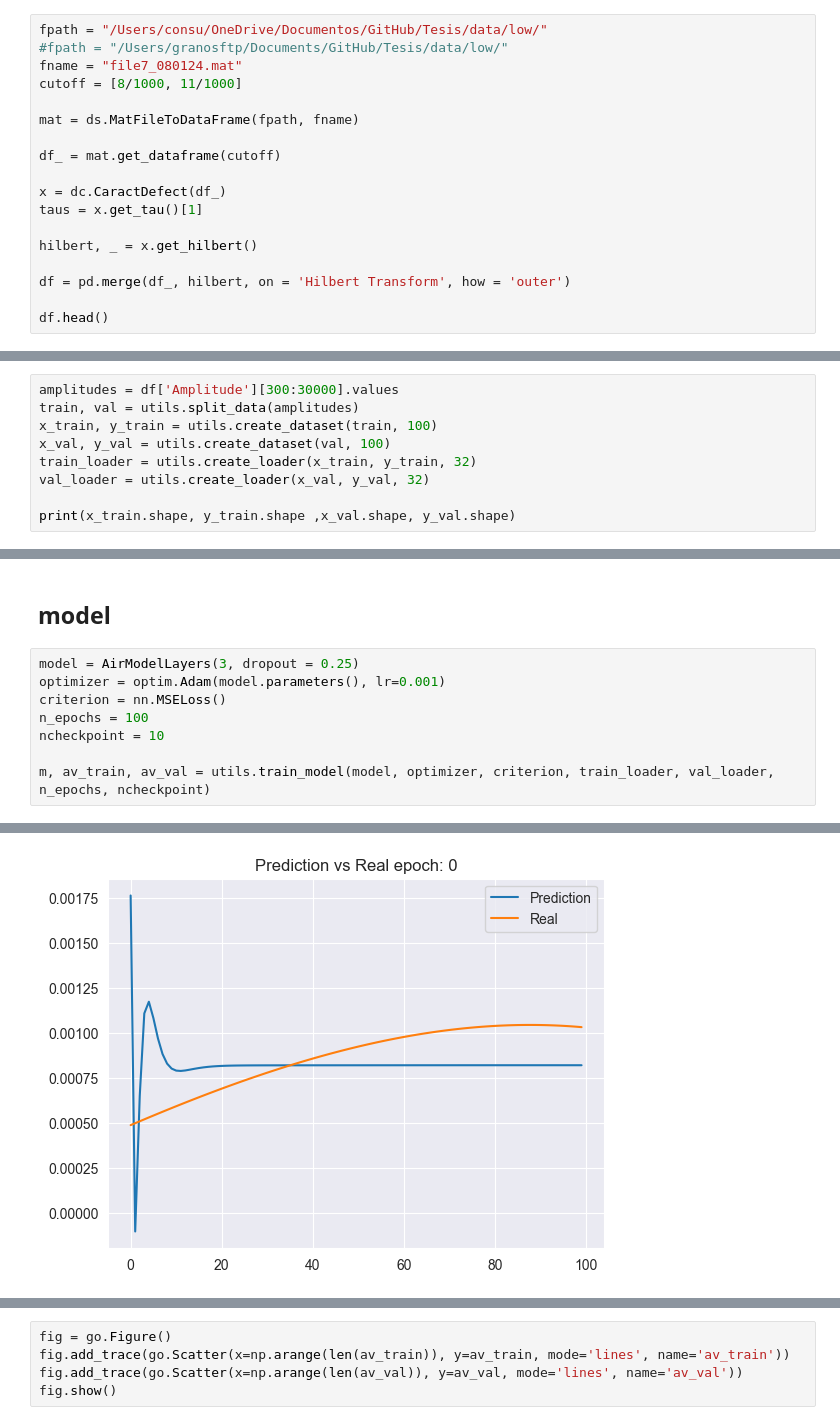
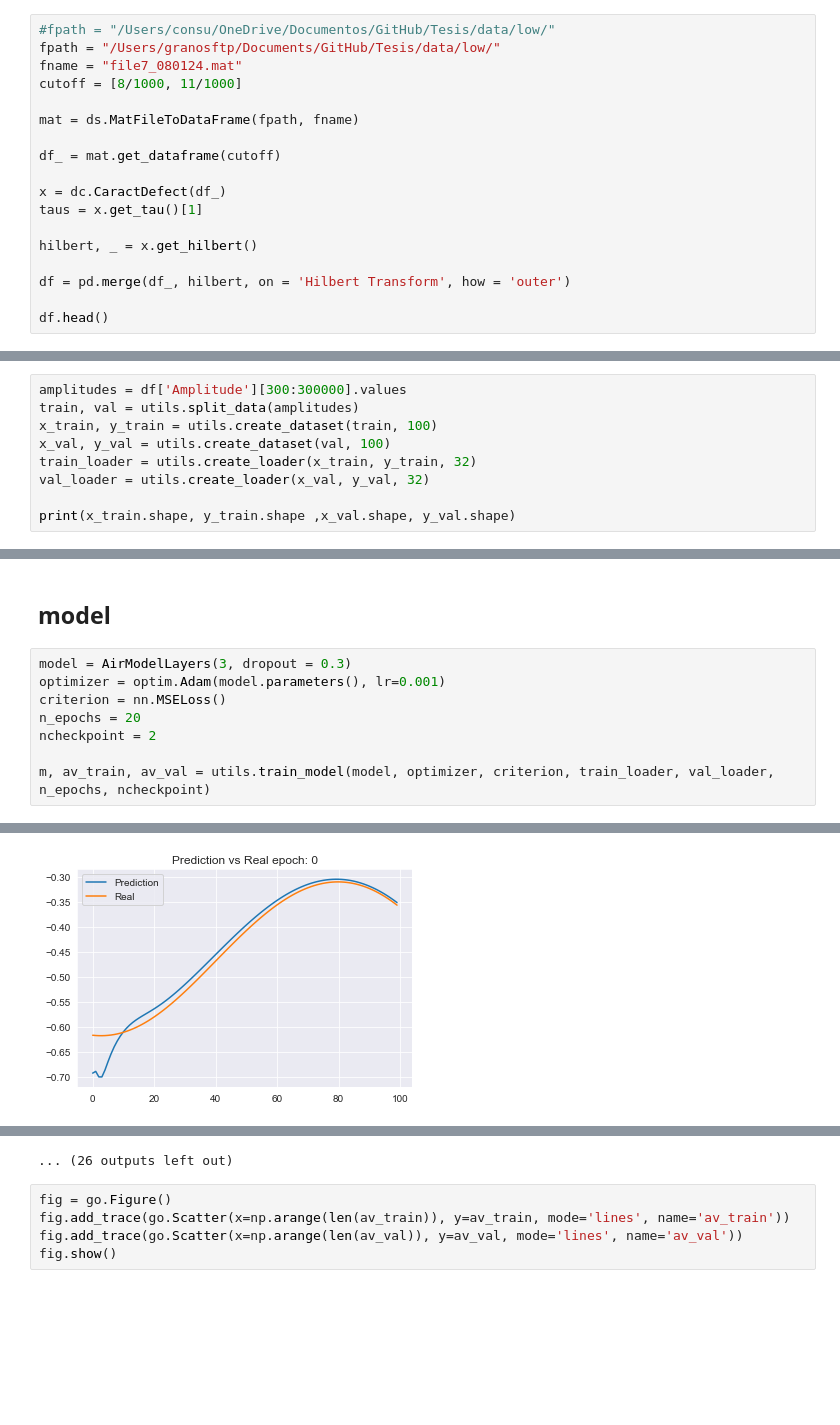
Before and after one commit to consuelorojas/Tesis, a Jupyter notebook: LSTM/AirModel_3layers.ipynb, the cells around one changed output, grey strips where cells are left out. Saved outputs shown, nothing was run; the diff lists cells and outputs as text; blank space fills up the shorter version.

```diff
--- a/LSTM/AirModel_3layers.ipynb
+++ b/LSTM/AirModel_3layers.ipynb
@@ -42,8 +42,8 @@ torch.manual_seed(77)
 # %% [output]
 <torch._C.Generator at 0x...>
 # %%
-fpath = "/Users/consu/OneDrive/Documentos/GitHub/Tesis/data/low/"
-#fpath = "/Users/granosftp/Documents/GitHub/Tesis/data/low/"
+#fpath = "/Users/consu/OneDrive/Documentos/GitHub/Tesis/data/low/"
+fpath = "/Users/granosftp/Documents/GitHub/Tesis/data/low/"
 fname = "file7_080124.mat"
 cutoff = [8/1000, 11/1000]
 
@@ -69,7 +69,7 @@ df.head()
 # %% [markdown]
 ### **data**
 # %%
-amplitudes = df['Amplitude'][300:30000].values
+amplitudes = df['Amplitude'][300:300000].values
 train, val = utils.split_data(amplitudes)
 x_train, y_train = utils.create_dataset(train, 100)
 x_val, y_val = utils.create_dataset(val, 100)
@@ -82,11 +82,11 @@ torch.Size([23660, 100, 1]) torch.Size([23660, 100, 1]) torch.Size([5840, 100, 1
 # %% [markdown]
 ## **model**
 # %%
-model = AirModelLayers(3, dropout = 0.25)
+model = AirModelLayers(3, dropout = 0.3)
 optimizer = optim.Adam(model.parameters(), lr=0.001)
 criterion = nn.MSELoss()
-n_epochs = 100
-ncheckpoint = 10
+n_epochs = 20
+ncheckpoint = 2
 
 m, av_train, av_val = utils.train_model(model, optimizer, criterion, train_loader, val_loader, n_epochs, ncheckpoint)
 # %% [output]
@@ -95 +95 @@ Epoch: 0, Loss: 3.9768110582372174e-07
-[figure, old version]
+[figure, new version]
@@ -98,3 +110,4 @@ Training interrupted by user
+... (26 outputs left out)
 # %%
 fig = go.Figure()
 fig.add_trace(go.Scatter(x=np.arange(len(av_train)), y=av_train, mode='lines', name='av_train'))
```
Also changed, not shown: parts of 9 cells of this notebook, 31 other files.
